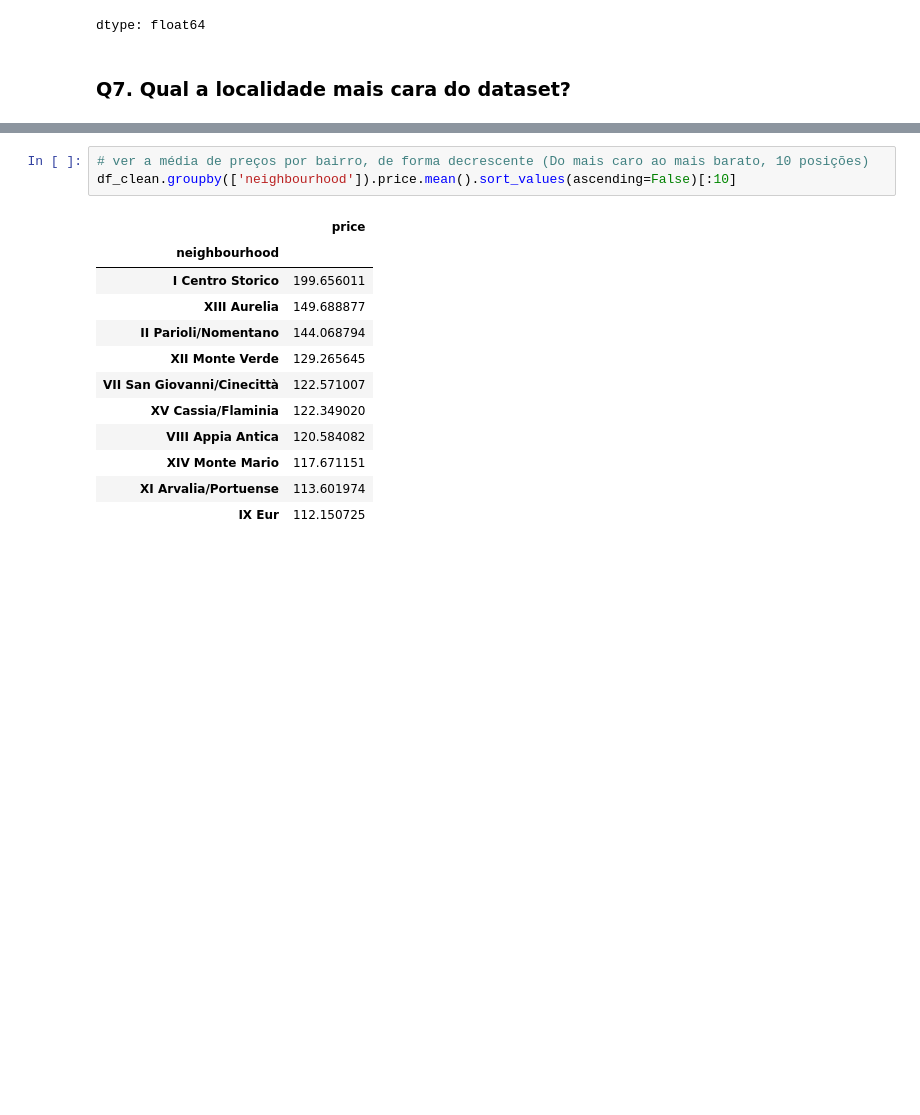
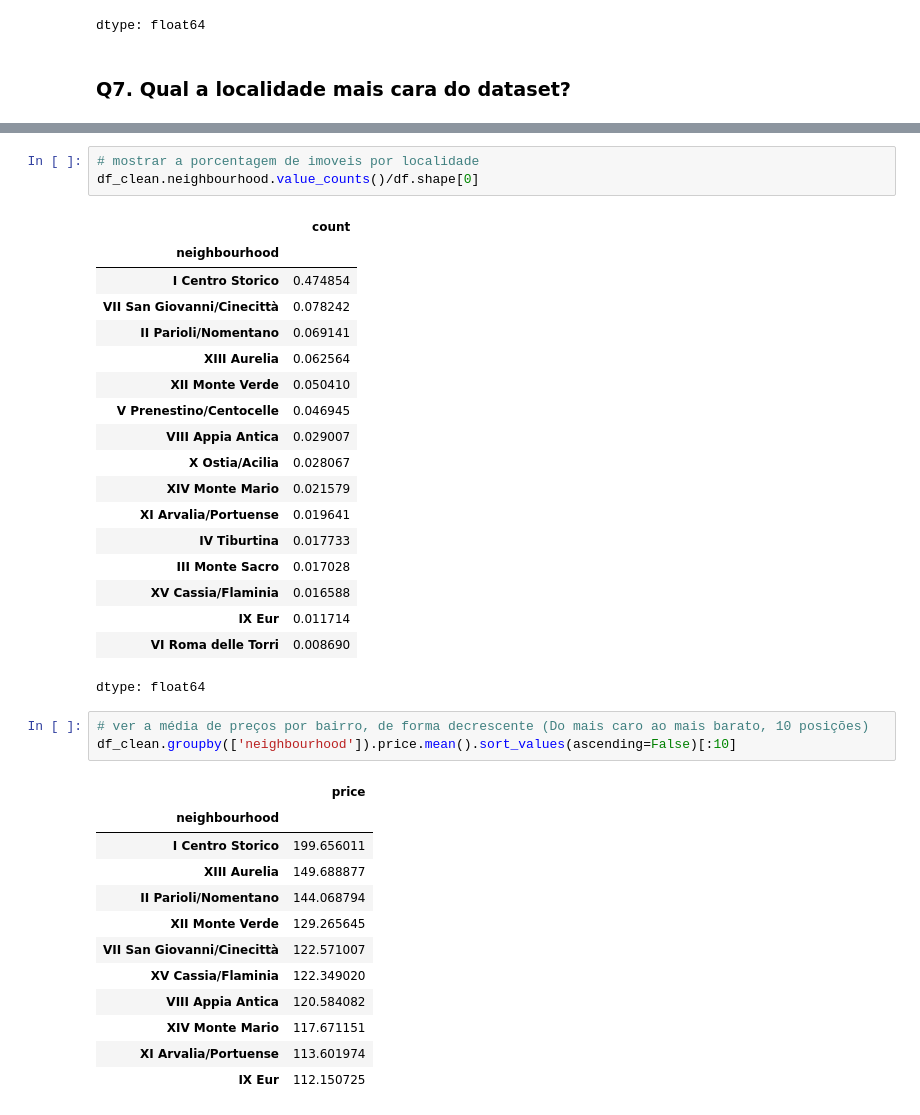
Before and after one commit to Lessinger/Project_Airbnb_Rome, a Jupyter notebook: Analisando_os_Dados_do_Airbnb_da_cidade_de_Roma.ipynb, the cells around one changed output, grey strips where cells are left out. Saved outputs shown, nothing was run; the diff lists cells and outputs as text; blank space fills up the shorter version.

```diff
--- a/Analisando_os_Dados_do_Airbnb_da_cidade_de_Roma.ipynb
+++ b/Analisando_os_Dados_do_Airbnb_da_cidade_de_Roma.ipynb
@@ -255,3 +277,25 @@ dtype: float64
+# %%
+# mostrar a porcentagem de imoveis por localidade
+df_clean.neighbourhood.value_counts()/df.shape[0]
+# %% [output]
+|  | count |
+| neighbourhood |  |
+| I Centro Storico | 0.474854 |
+| VII San Giovanni/Cinecittà | 0.078242 |
+| II Parioli/Nomentano | 0.069141 |
+| XIII Aurelia | 0.062564 |
+| XII Monte Verde | 0.050410 |
+| V Prenestino/Centocelle | 0.046945 |
+| VIII Appia Antica | 0.029007 |
+| X Ostia/Acilia | 0.028067 |
+| XIV Monte Mario | 0.021579 |
+| XI Arvalia/Portuense | 0.019641 |
+| IV Tiburtina | 0.017733 |
+| III Monte Sacro | 0.017028 |
+| XV Cassia/Flaminia | 0.016588 |
+| IX Eur | 0.011714 |
+| VI Roma delle Torri | 0.008690 |
+dtype: float64
 # %%
 # ver a média de preços por bairro, de forma decrescente (Do mais caro ao mais barato, 10 posições)
 df_clean.groupby(['neighbourhood']).price.mean().sort_values(ascending=False)[:10]
```
Also changed, not shown: parts of 4 cells of this notebook.
